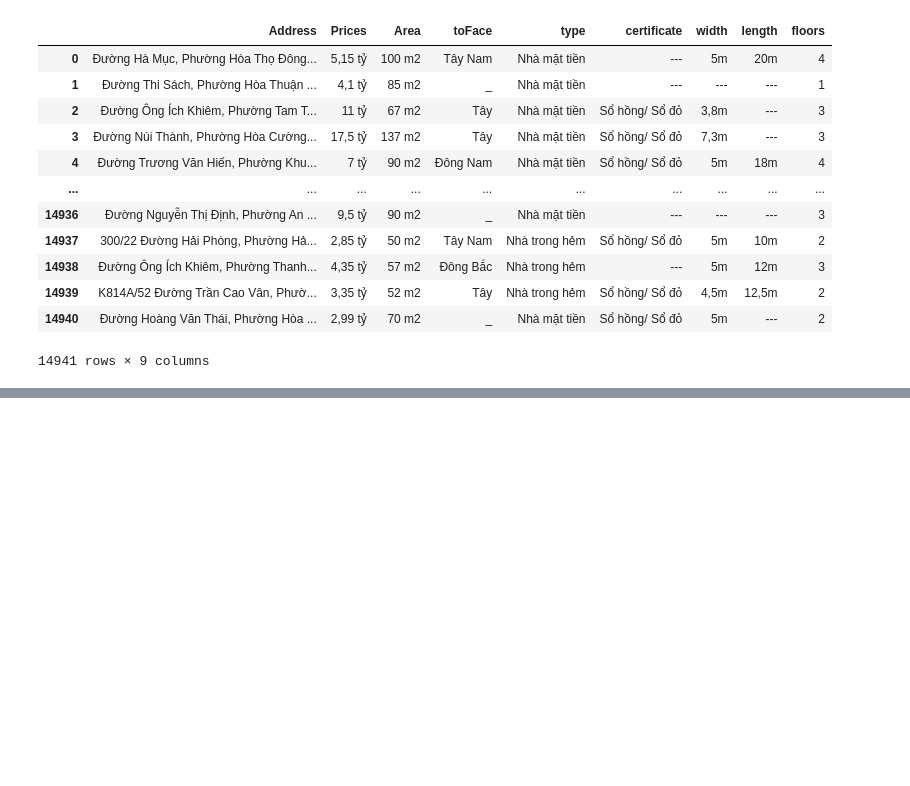
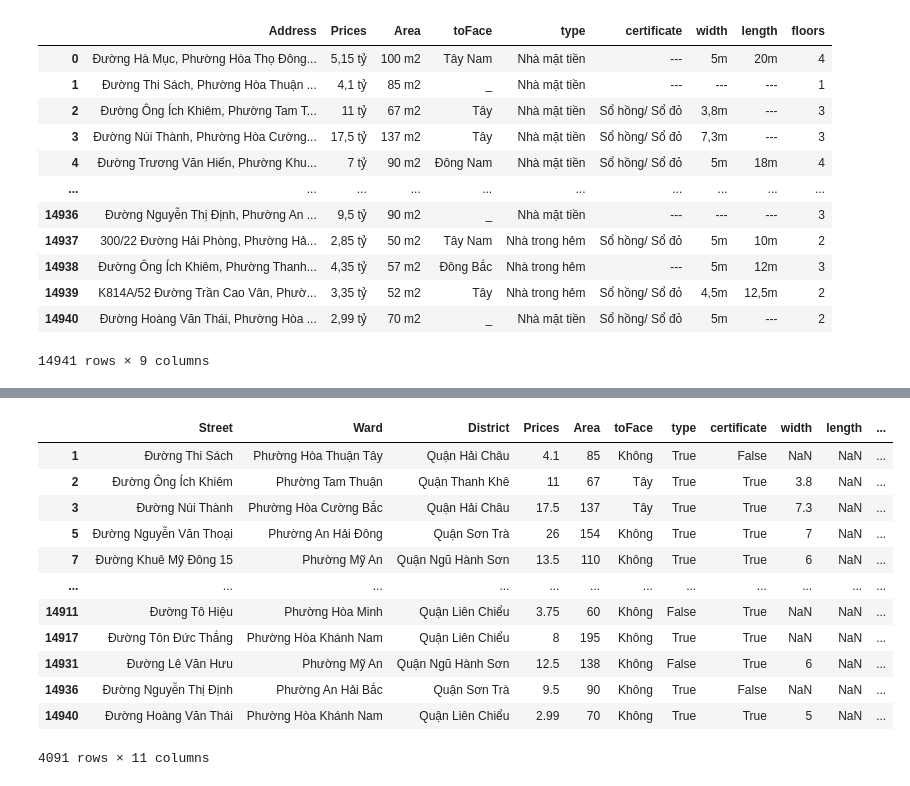
Before and after one commit to Truongquangkhang/Real_estate_in_DaNang, a Jupyter notebook: Khang/Clean_Data.ipynb, the cells around one changed output, grey strips where cells are left out. Cells and saved outputs as stored; diff of their text form; code cells hidden in the pictures; blank space fills up the shorter version.

```diff
--- a/Khang/Clean_Data.ipynb
+++ b/Khang/Clean_Data.ipynb
@@ -39,0 +222,16 @@ df[(df['toFace']=='_')]
+# %%
+df[df['length'].isnull()]
+# %% [output]
+|  | Street | Ward | District | Prices | Area | toFace | type | certificate | width | length | ... |
+| 1 | Đường Thi Sách | Phường Hòa Thuận Tây | Quận Hải Châu | 4.1 | 85 | Không | True | False | NaN | NaN | ... |
+| 2 | Đường Ông Ích Khiêm | Phường Tam Thuận | Quận Thanh Khê | 11 | 67 | Tây | True | True | 3.8 | NaN | ... |
+| 3 | Đường Núi Thành | Phường Hòa Cường Bắc | Quận Hải Châu | 17.5 | 137 | Tây | True | True | 7.3 | NaN | ... |
+| 5 | Đường Nguyễn Văn Thoại | Phường An Hải Đông | Quận Sơn Trà | 26 | 154 | Không | True | True | 7 | NaN | ... |
+| 7 | Đường Khuê Mỹ Đông 15 | Phường Mỹ An | Quận Ngũ Hành Sơn | 13.5 | 110 | Không | True | True | 6 | NaN | ... |
+| ... | ... | ... | ... | ... | ... | ... | ... | ... | ... | ... | ... |
+| 14911 | Đường Tô Hiệu | Phường Hòa Minh | Quận Liên Chiểu | 3.75 | 60 | Không | False | True | NaN | NaN | ... |
+| 14917 | Đường Tôn Đức Thắng | Phường Hòa Khánh Nam | Quận Liên Chiểu | 8 | 195 | Không | True | True | NaN | NaN | ... |
+| 14931 | Đường Lê Văn Hưu | Phường Mỹ An | Quận Ngũ Hành Sơn | 12.5 | 138 | Không | False | True | 6 | NaN | ... |
+| 14936 | Đường Nguyễn Thị Định | Phường An Hải Bắc | Quận Sơn Trà | 9.5 | 90 | Không | True | False | NaN | NaN | ... |
+| 14940 | Đường Hoàng Văn Thái | Phường Hòa Khánh Nam | Quận Liên Chiểu | 2.99 | 70 | Không | True | True | 5 | NaN | ... |
+4091 rows × 11 columns
```
Also changed, not shown: parts of 30 cells of this notebook.
